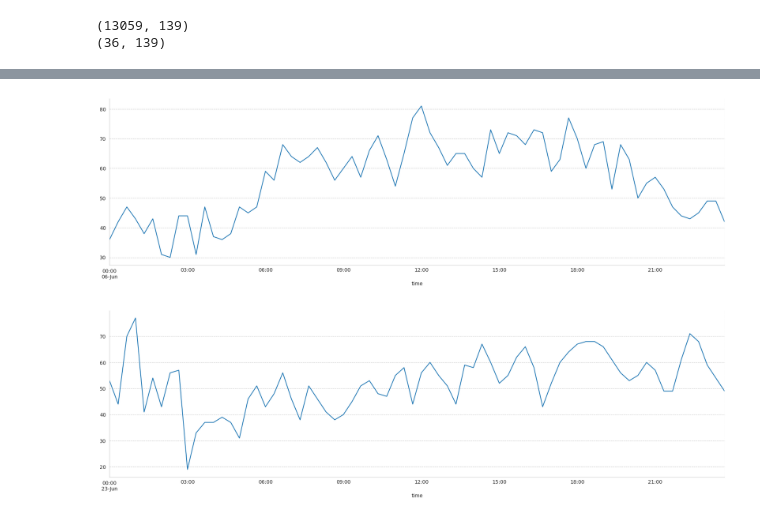
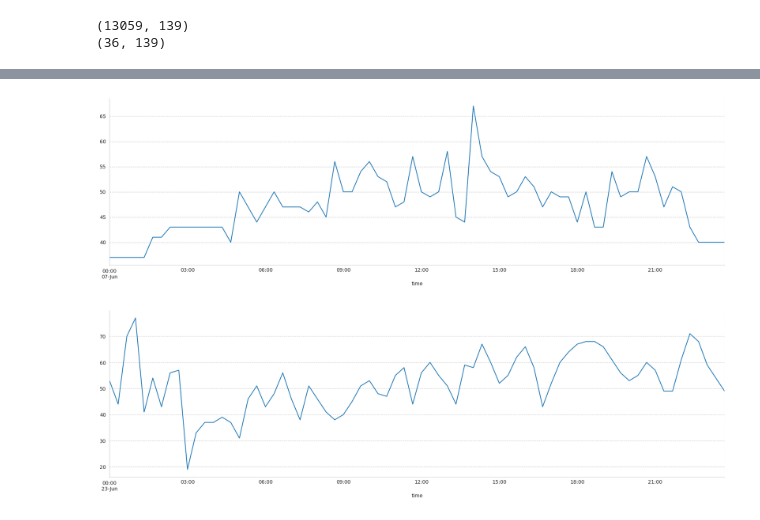
Before and after one commit to fabriziobasso/kaggle, a Jupyter notebook: congestion_v1.ipynb, the cells around one changed output, grey strips where cells are left out. Drawn from its saved outputs; the diff is of its cells as text; code cells hidden in the pictures.

```diff
--- a/congestion_v1.ipynb
+++ b/congestion_v1.ipynb
@@ -691,3 +703,25 @@ print(test_ts_final.shape)
 # %% [output]
 (13059, 139)
 (36, 139)
+# %%
+def schooltime(train_ts_final,test_ts_final):
+
+  start_school = "1991-08-20"
+  end_school = "1991-06-11"
+
+  train_ts_final["school_drop"]=0
+  test_ts_final["school_drop"]=0
+  train_ts_final["school_pickup"]=0
+  test_ts_final["school_pickup"]=0
+
+  train_ts_final.loc[:end_school,:]["school_drop"][(train_ts_final["weekend"]==0)&(train_ts_final["hour"]==8)&(train_ts_final["minute"]==20)]=1
+  train_ts_final.loc[start_school:,:]["school_pickup"][(train_ts_final["weekend"]==0)&(train_ts_final["hour"]==15)&(train_ts_final["minute"]==20)]=1
+
+  test_ts_final.loc[:end_school,:]["school_drop"][(test_ts_final["weekend"]==0)&(test_ts_final["hour"]==8)&(test_ts_final["minute"]==20)]=1
+  test_ts_final.loc[start_school:,:]["school_pickup"][(test_ts_final["weekend"]==0)&(test_ts_final["hour"]==15)&(test_ts_final["minute"]==20)]=1
+
+  return train_ts_final, test_ts_final
+
+train_ts_final,test_ts_final = schooltime(train_ts_final,test_ts_final)
+
+train_ts_final.shape
@@ -694,9 +815,9 @@ print(test_ts_final.shape)
 # %%
 fig, ax = plt.subplots(figsize=(22,6))
 
-train_ts_final.loc["1991-06-06","02_SB"].plot(ax=ax);
+train_ts_final.loc["1991-06-07","00_EB_median"].plot(ax=ax);
 # %% [output]
-[figure, old version]
+[figure, new version]
 # %%
 fig, ax = plt.subplots(figsize=(22,6))
 train_ts_final.loc["1991-06-23","02_SB"].plot(ax=ax);
```
Also changed, not shown: parts of 12 cells of this notebook.
